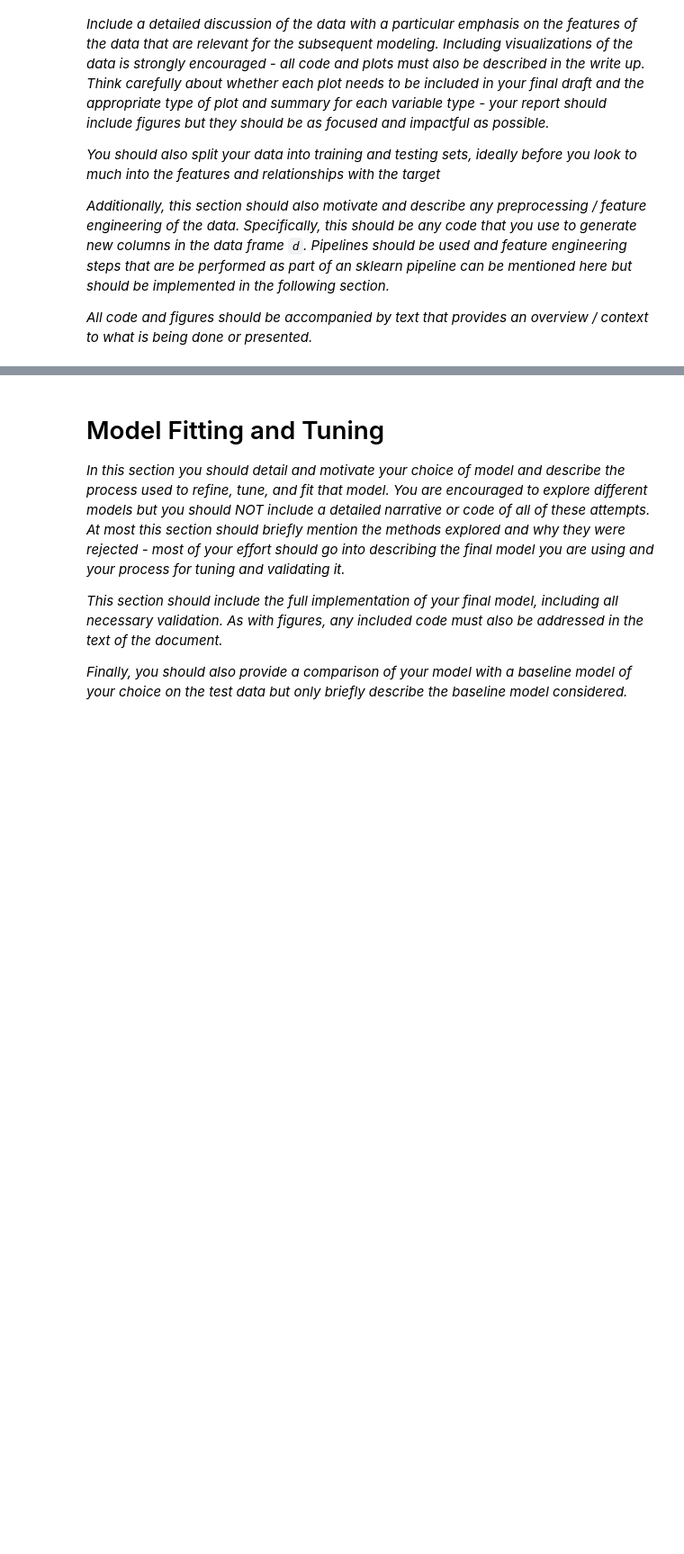
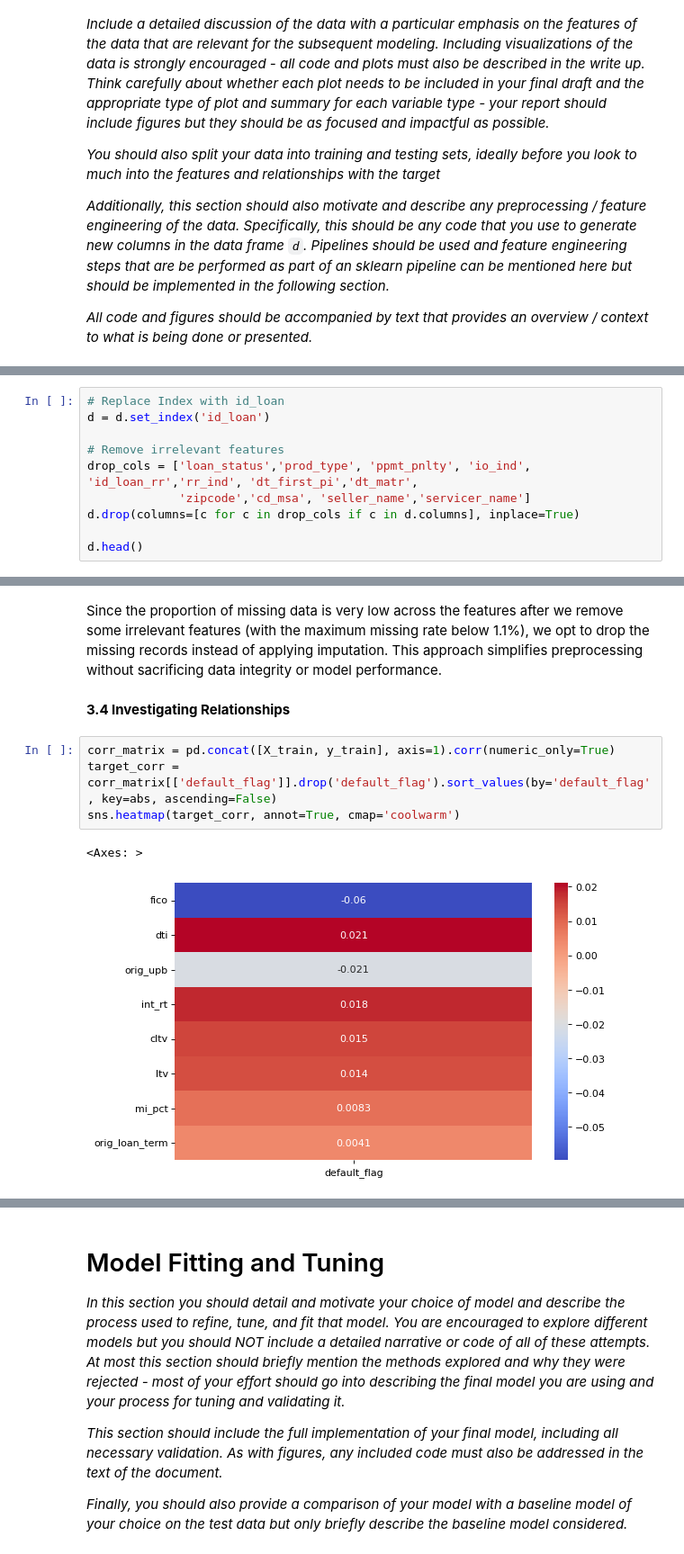
Before and after one commit to JinQiuqi/MLPy-project2, a Jupyter notebook: project2.ipynb, the cells around one changed output, grey strips where cells are left out. Shown: that part at 90% size. Saved outputs shown, nothing was run; the diff lists cells and outputs as text; blank space fills up the shorter version.

```diff
--- a/project2.ipynb
+++ b/project2.ipynb
@@ -615,0 +122,10 @@ Fold 4  20153  119
+# %%
+# Replace Index with id_loan
+d = d.set_index('id_loan')
+
+# Remove irrelevant features
+drop_cols = ['loan_status','prod_type', 'ppmt_pnlty', 'io_ind', 'id_loan_rr','rr_ind', 'dt_first_pi','dt_matr',
+             'zipcode','cd_msa', 'seller_name','servicer_name']
+d.drop(columns=[c for c in drop_cols if c in d.columns], inplace=True)
+
+d.head()
@@ -615,0 +222,11 @@ Fold 4  20153  119
+# %% [markdown]
+Since the proportion of missing data is very low across the features after we remove some irrelevant features (with the maximum missing rate below 1.1%), we opt to drop the missing records instead of applying imputation. This approach simplifies preprocessing without sacrificing data integrity or model performance.
+# %% [markdown]
+**3.4 Investigating Relationships**
+# %%
+corr_matrix = pd.concat([X_train, y_train], axis=1).corr(numeric_only=True)
+target_corr = corr_matrix[['default_flag']].drop('default_flag').sort_values(by='default_flag', key=abs, ascending=False)
+sns.heatmap(target_corr, annot=True, cmap='coolwarm')
+# %% [output]
+<Axes: >
+[figure, added]
```
Also changed, not shown: parts of 58 cells of this notebook.
